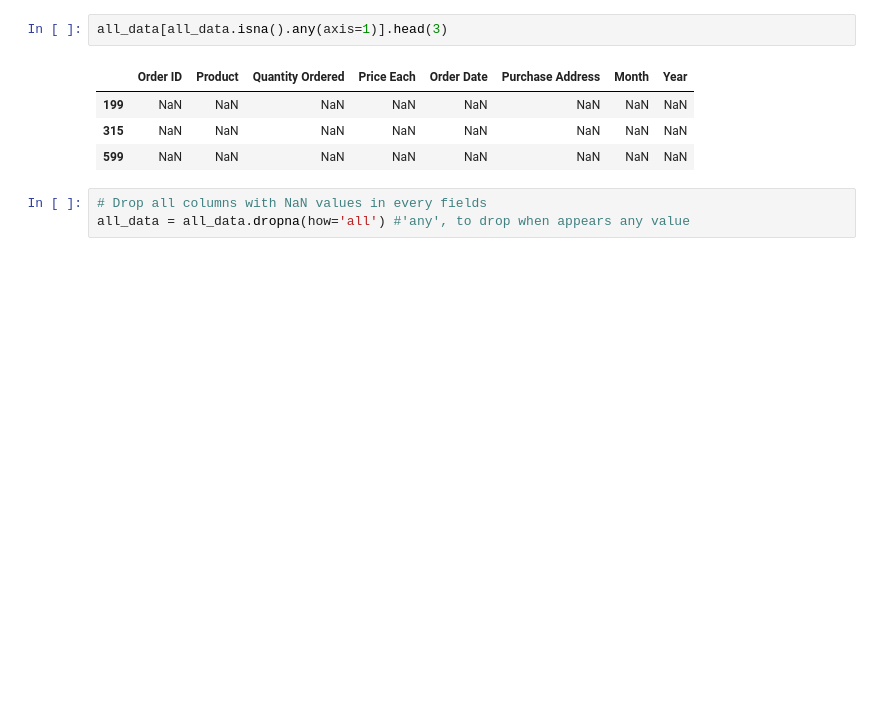
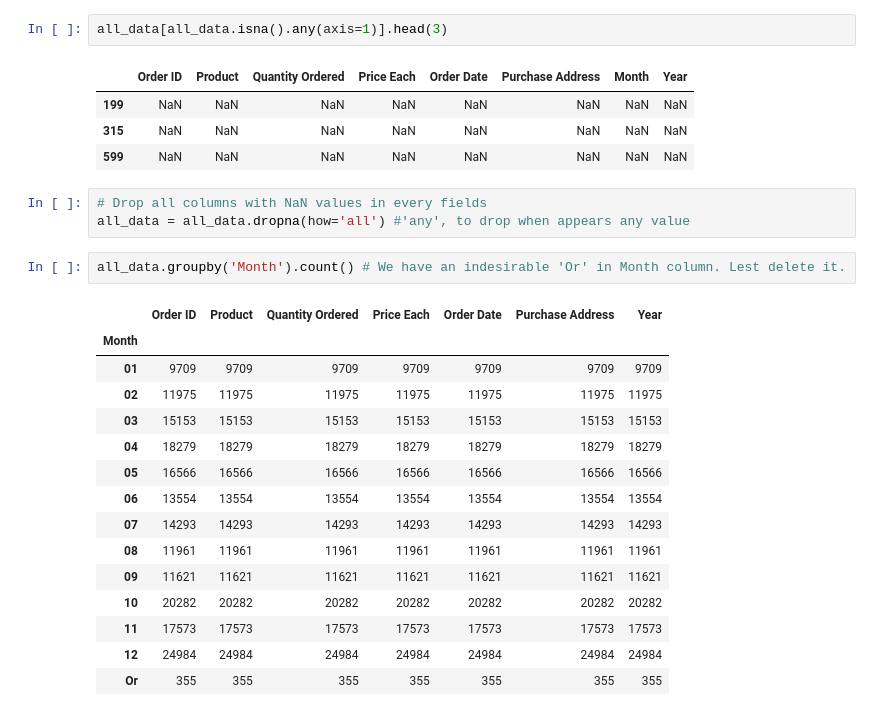
Before and after one commit to hildebrando001/Pandas-Sales-Analysis, a Jupyter notebook: Sales Analysis2.ipynb, the cells around one changed output. Saved outputs shown, nothing was run; the diff lists cells and outputs as text; blank space fills up the shorter version.

```diff
--- a/Sales Analysis2.ipynb
+++ b/Sales Analysis2.ipynb
@@ -78,3 +76,21 @@ all_data[all_data.isna().any(axis=1)].head(3)
 # %%
 # Drop all columns with NaN values in every fields
 all_data = all_data.dropna(how='all') #'any', to drop when appears any value
+# %%
+all_data.groupby('Month').count() # We have an indesirable 'Or' in Month column. Lest delete it.
+# %% [output]
+|  | Order ID | Product | Quantity Ordered | Price Each | Order Date | Purchase Address | Year |
+| Month |  |  |  |  |  |  |  |
+| 01 | 9709 | 9709 | 9709 | 9709 | 9709 | 9709 | 9709 |
+| 02 | 11975 | 11975 | 11975 | 11975 | 11975 | 11975 | 11975 |
+| 03 | 15153 | 15153 | 15153 | 15153 | 15153 | 15153 | 15153 |
+| 04 | 18279 | 18279 | 18279 | 18279 | 18279 | 18279 | 18279 |
+| 05 | 16566 | 16566 | 16566 | 16566 | 16566 | 16566 | 16566 |
+| 06 | 13554 | 13554 | 13554 | 13554 | 13554 | 13554 | 13554 |
+| 07 | 14293 | 14293 | 14293 | 14293 | 14293 | 14293 | 14293 |
+| 08 | 11961 | 11961 | 11961 | 11961 | 11961 | 11961 | 11961 |
+| 09 | 11621 | 11621 | 11621 | 11621 | 11621 | 11621 | 11621 |
+| 10 | 20282 | 20282 | 20282 | 20282 | 20282 | 20282 | 20282 |
+| 11 | 17573 | 17573 | 17573 | 17573 | 17573 | 17573 | 17573 |
+| 12 | 24984 | 24984 | 24984 | 24984 | 24984 | 24984 | 24984 |
+| Or | 355 | 355 | 355 | 355 | 355 | 355 | 355 |
```
Also changed, not shown: parts of 16 cells of this notebook.
